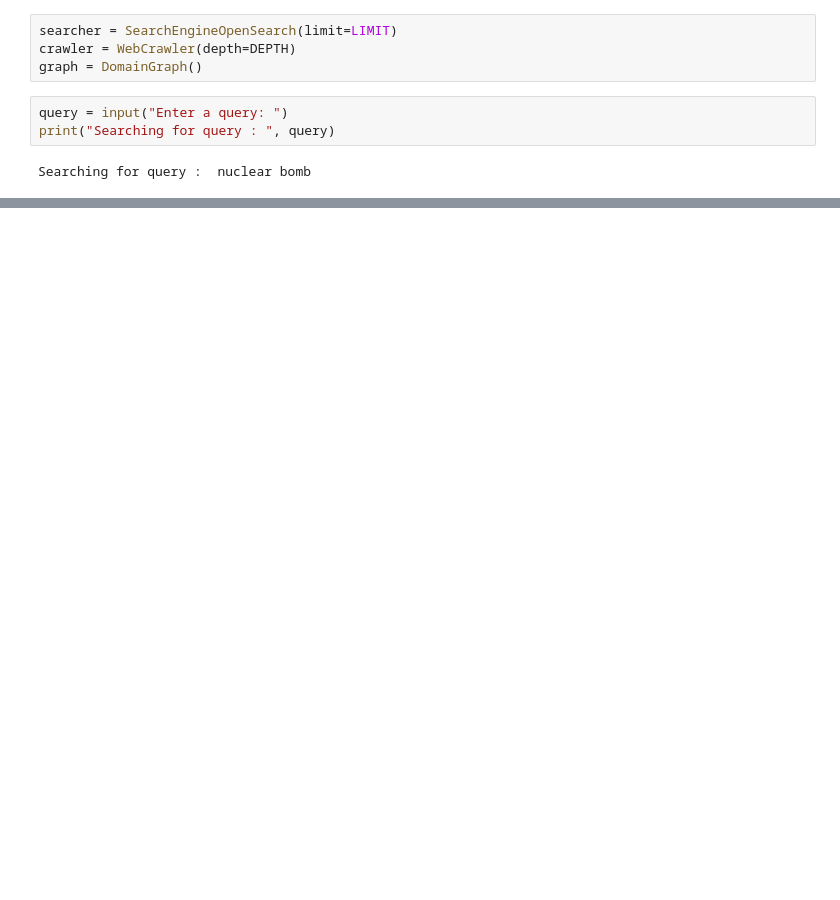
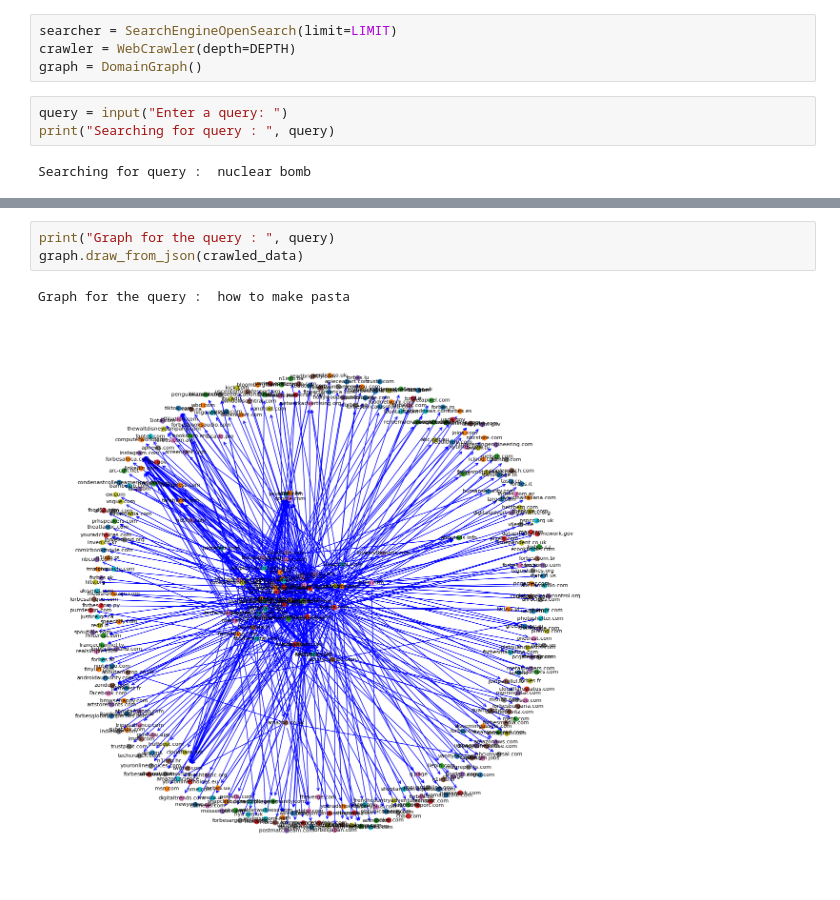
Before and after one commit to sujith-rek/ir-se-custom, a Jupyter notebook: project.ipynb, the cells around one changed output, grey strips where cells are left out. Saved outputs shown, nothing was run; the diff lists cells and outputs as text; blank space fills up the shorter version.

```diff
--- a/project.ipynb
+++ b/project.ipynb
@@ -38 +38,7 @@ Crawling: https://pmc.ncbi.nlm.nih.gov/articles/PMC3865880/ Depth: 0
+# %%
+print("Graph for the query : ", query)
+graph.draw_from_json(crawled_data)
+# %% [output]
+Graph for the query :  how to make pasta
+[figure, added]
 # %%
```
Also changed, not shown: parts of 4 cells of this notebook, 3 other files.
